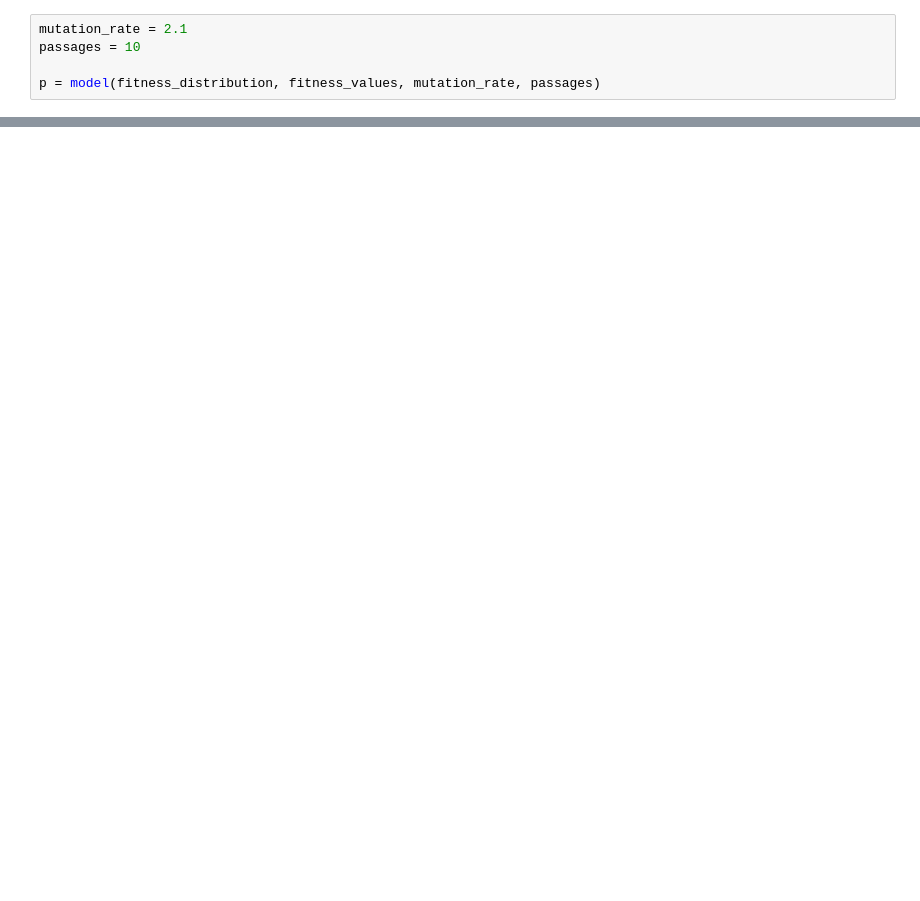
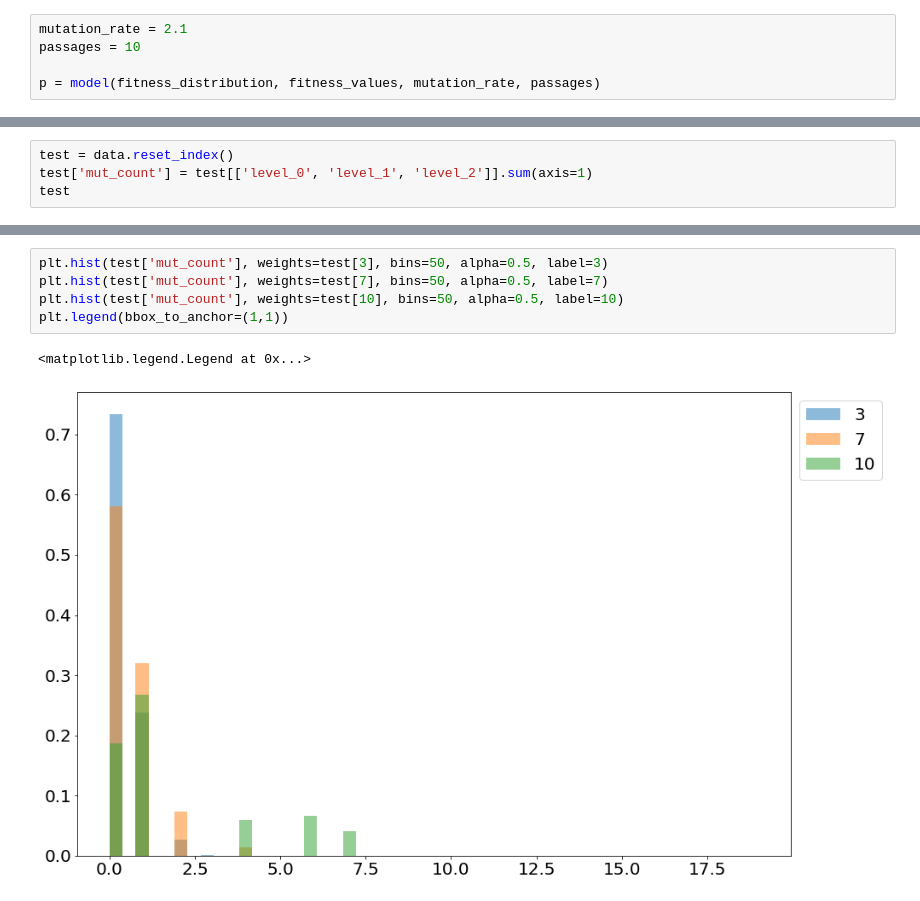
Before and after one commit to theitush/mutation-rate, a Jupyter notebook: data_simulations/haplotype_freqs_model.ipynb, the cells around one changed output, grey strips where cells are left out. Saved outputs shown, nothing was run; the diff lists cells and outputs as text; blank space fills up the shorter version.

```diff
--- a/data_simulations/haplotype_freqs_model.ipynb
+++ b/data_simulations/haplotype_freqs_model.ipynb
@@ -266,0 +197,4 @@ TODO: wtf with the red
+# %%
+test = data.reset_index()
+test['mut_count'] = test[['level_0', 'level_1', 'level_2']].sum(axis=1)
+test
@@ -266,0 +215,8 @@ TODO: wtf with the red
+# %%
+plt.hist(test['mut_count'], weights=test[3], bins=50, alpha=0.5, label=3)
+plt.hist(test['mut_count'], weights=test[7], bins=50, alpha=0.5, label=7)
+plt.hist(test['mut_count'], weights=test[10], bins=50, alpha=0.5, label=10)
+plt.legend(bbox_to_anchor=(1,1))
+# %% [output]
+<matplotlib.legend.Legend at 0x...>
+[figure, added]
```
Also changed, not shown: parts of 21 cells of this notebook.
